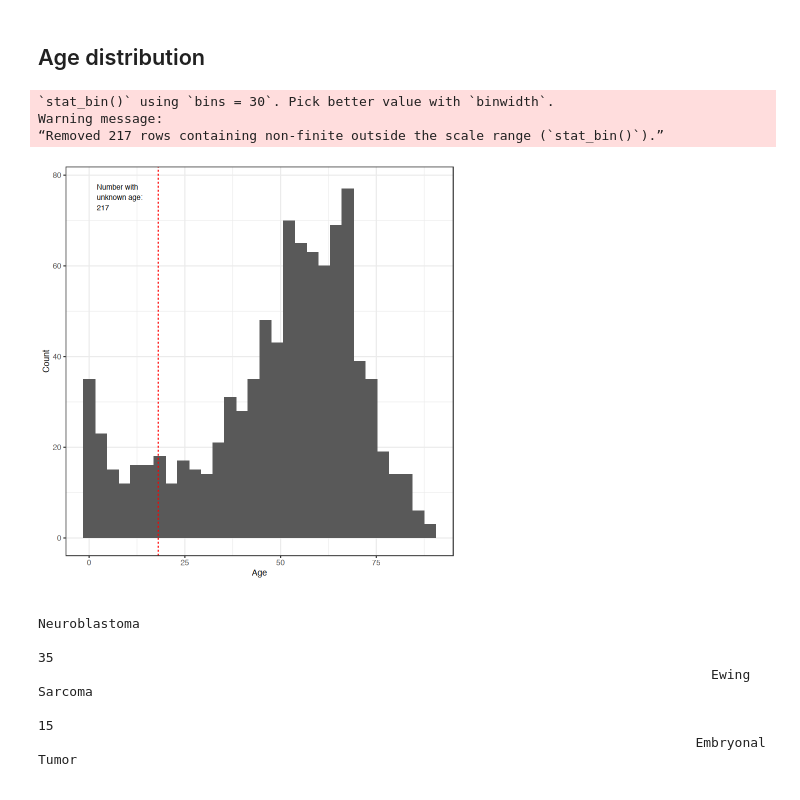
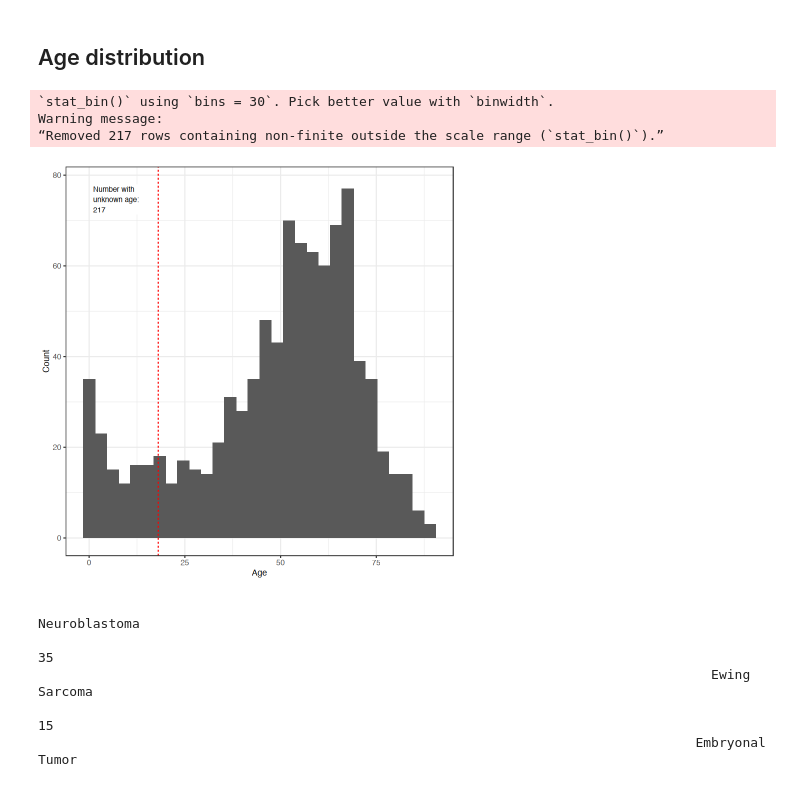
Before and after one commit to WayScience/gene-process-dependencies, a Jupyter notebook: 1.data-exploration/4.cell_line_summary_figure.ipynb, the cells around one changed output. Cells and saved outputs as stored; diff of their text form; code cells hidden in the pictures.

Commit message:
add box behind text

```diff
--- a/1.data-exploration/4.cell_line_summary_figure.ipynb
+++ b/1.data-exploration/4.cell_line_summary_figure.ipynb
@@ -200,31 +204,33 @@ Warning message:
 # %%
 n_unknown_age <- sum(is.na(model_df$Age))
 
 age_distrib_gg = (
     ggplot(model_df, aes(x = Age))
     + geom_histogram()
     + geom_vline(xintercept = 18, linetype = "dashed", color = "red")
     + annotate(
-        "text",
-        x = 2, y = 78,
+        "label",
+        x = 0.5, y = 78,
         label = paste0("Number with\nunknown age:\n", n_unknown_age),
         hjust = 0, vjust = 1,
-        size = 3
+        size = 3,
+        fill = "white",
+        label.size = 0
     )
     + theme_bw()
     + theme(
         axis.text = element_text(size = text_size),
         axis.title = element_text(size = text_size + 1)
     )
     + labs(y = "Count")
 )
 
 age_distrib_gg
 # %% [output]
 `stat_bin()` using `bins = 30`. Pick better value with `binwidth`.
 Warning message:
 “Removed 217 rows containing non-finite outside the scale range (`stat_bin()`).”
-[figure, old version]
+[figure, new version]
 # %%
 # Subset to pediatric cancers only
 ped_model_df <- model_df %>%
```
Also changed, not shown: parts of 2 cells of this notebook, 2 other files.
